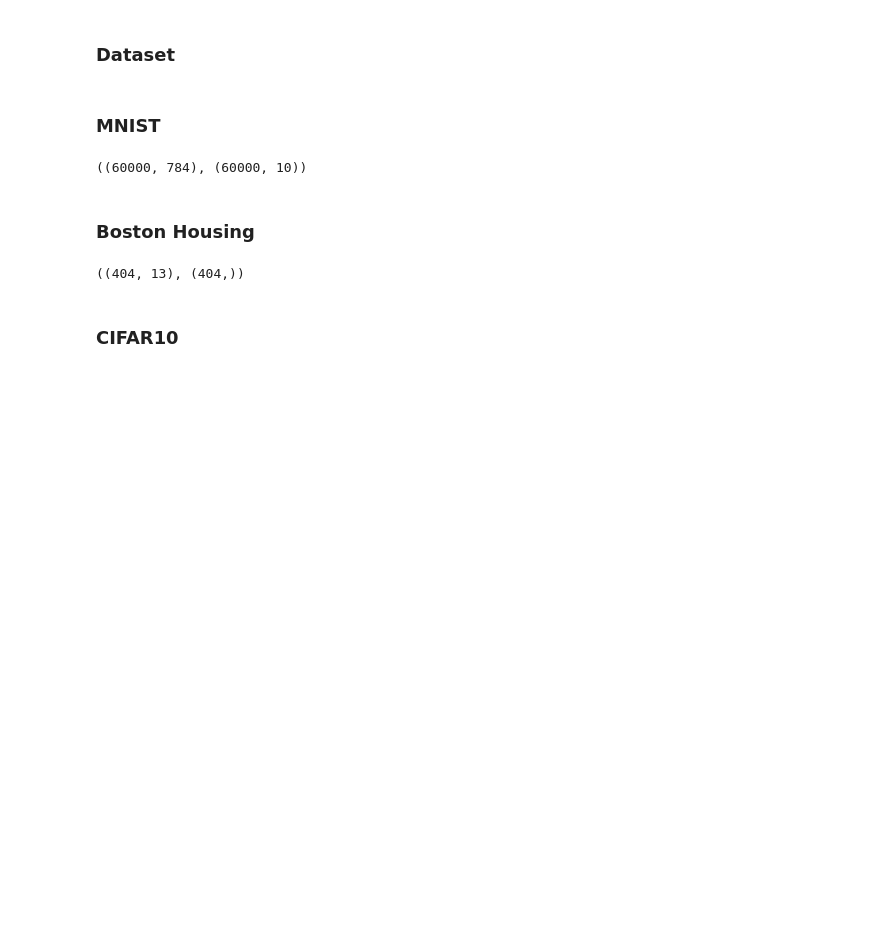
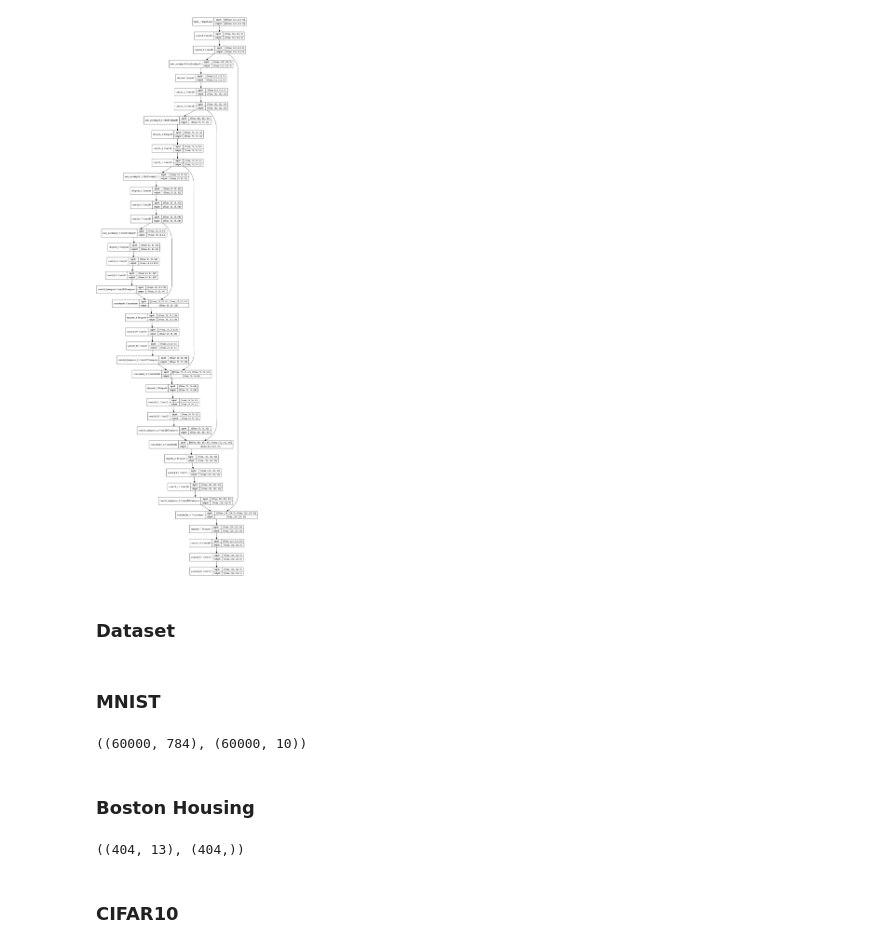
Before and after one commit to monjoybme/Neural-Studio, a Jupyter notebook: scripts/Datasets.ipynb, the cells around one changed output. Saved outputs shown, nothing was run; the diff lists cells and outputs as text; code cells hidden in the pictures; blank space fills up the shorter version.

```diff
--- a/scripts/Datasets.ipynb
+++ b/scripts/Datasets.ipynb
@@ -6,3 +64,7 @@ from tensorflow.keras import layers,optimizers,losses,callbacks
+# %%
+keras.utils.plot_model(model,show_shapes=True)
+# %% [output]
+[figure, added]
 # %% [markdown]
 ### Dataset
 # %%
```
Also changed, not shown: parts of 6 cells of this notebook, 21 other files.
